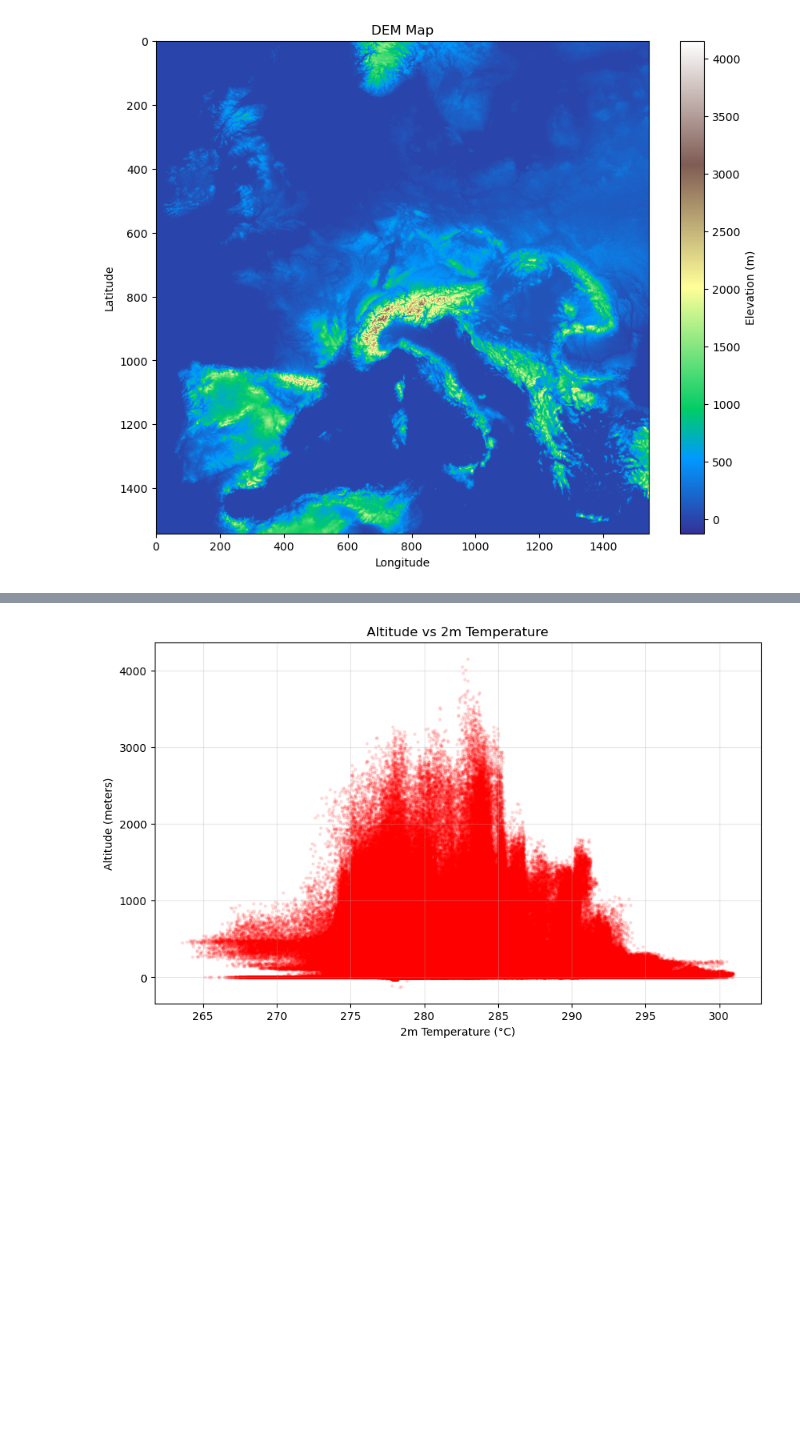
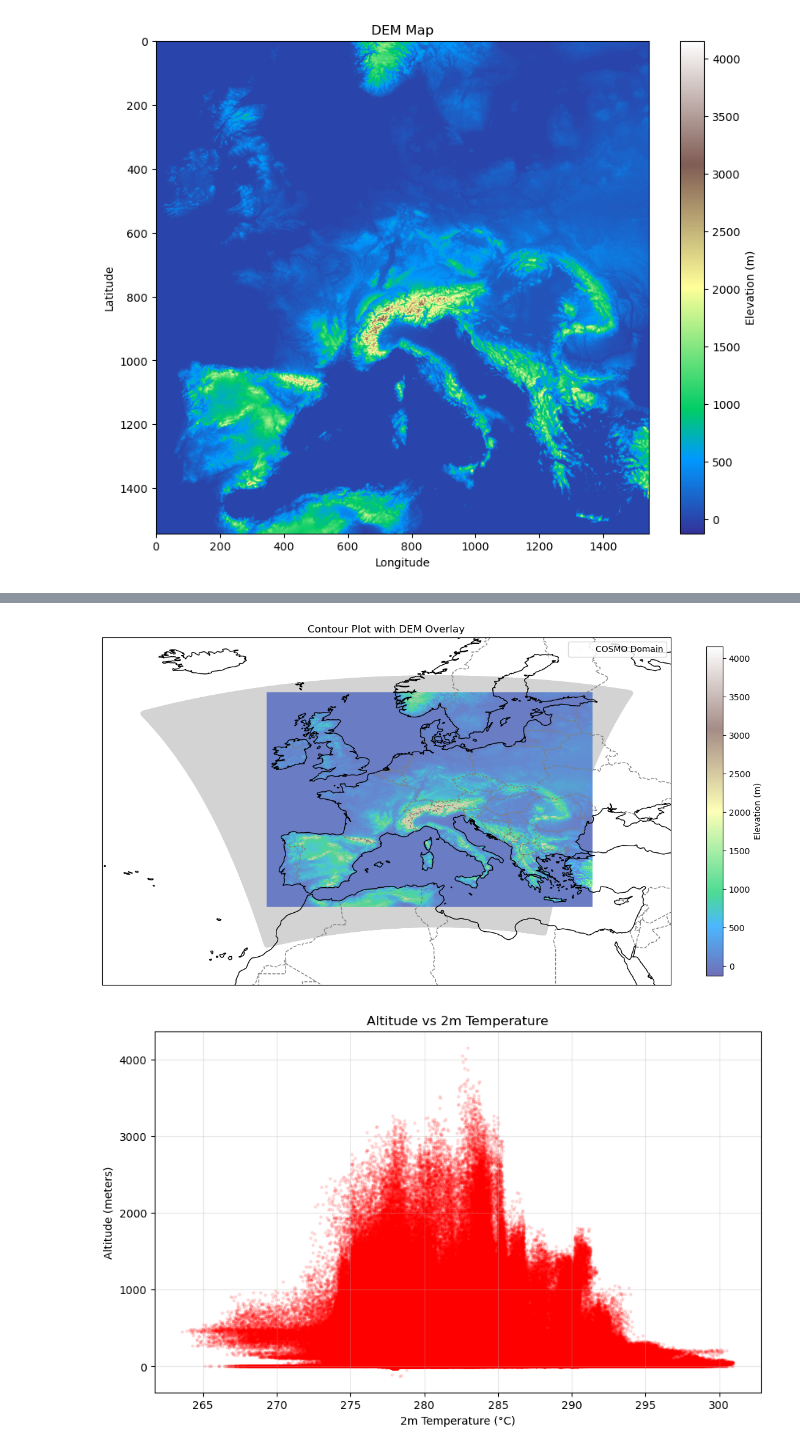
Before and after one commit to fquaren/AdaptationSandbox, a Jupyter notebook: notebooks/COSMO_clim.ipynb, the cells around one changed output, grey strips where cells are left out. Saved outputs shown, nothing was run; the diff lists cells and outputs as text; code cells hidden in the pictures; blank space fills up the shorter version.

```diff
--- a/notebooks/COSMO_clim.ipynb
+++ b/notebooks/COSMO_clim.ipynb
@@ -222 +250,83 @@ plt.show()
+# %%
+import matplotlib.pyplot as plt
+import cartopy.crs as ccrs
+import numpy as np
+
+import numpy as np
+import matplotlib.pyplot as plt
+import cartopy.crs as ccrs
+import cartopy.feature as cfeature
+import rasterio
+from rasterio.plot import show
+
+def plot_contour_on_map_with_dem(lat_list, lon_list, dem_file, proj=ccrs.PlateCarree()):
+    """
+    Plot a contour on a Cartopy map showing an area defined by latitude and longitude arrays,
+    and overlay a DEM from a .tiff file.
+
+    Parameters:
+    - lat_list: List of numpy arrays for latitudes
+    - lon_list: List of numpy arrays for longitudes
+    - dem_file: Path to the DEM .tiff file
+    - proj: Cartopy CRS projection (default: PlateCarree)
+    """
+    # Merge all latitudes and longitudes into single arrays
+    all_lats = np.concatenate(lat_list)
+    all_lons = np.concatenate(lon_list)
+
+    # Set up the Cartopy map
+    fig, ax = plt.subplots(figsize=(15, 10), subplot_kw={"projection": proj})
+    buffer = 5
+    extent = [min(all_lons) - buffer, max(all_lons) + buffer, min(all_lats) - buffer, max(all_lats) + buffer]
+    ax.set_extent(extent, crs=proj)
+
+    # Add coastlines and map features
+    ax.coastlines(resolution="50m", linewidth=1)
+    ax.add_feature(cfeature.BORDERS, linestyle='--', edgecolor='gray')
+    # ax.add_feature(cfeature.LAND, facecolor="lightgray")
+
+    # Plot the DEM as an image
+    with rasterio.open(dem_file) as dem:
+        dem_data = dem.read(1)  # Read the first band
+        dem_extent = [dem.bounds.left, dem.bounds.right, dem.bounds.bottom, dem.bounds.top]
+
+        # Plot the DEM using ax.imshow
+        img = ax.imshow(
+            dem_data,
+            extent=dem_extent,
+            transform=proj,
+            cmap="terrain",
+            origin="upper",
+            alpha=0.7
+        )
+
+    # Add a colorbar for the DEM
+    cbar = plt.colorbar(img, ax=ax, orientation="vertical", shrink=0.7, label="Elevation (m)")
+
+    # # Plot the bounding box
+    # min_lon, max_lon, min_lat, max_lat = -11.000416699999988, 29.60624996666668, 34.343750033333336, 61.0954167
+    # ax.plot(
+    #     [min_lon, max_lon, max_lon, min_lon, min_lon],
+    #     [min_lat, min_lat, max_lat, max_lat, min_lat],
+    #     color="k",
+    #     linewidth=2,
+    #     transform=proj,
+    #     label="Bounding Box"
+    # )
+
+    # Add scatter points for the original lat/lon
+    ax.scatter(all_lons, all_lats, color="lightgrey", alpha=0.005, label="COSMO Domain", transform=proj)
+    ax.legend()
+
+    plt.title("Contour Plot with DEM Overlay")
+    plt.show()
+
+# Example usage
+dem_file = '/Users/fquareng/data/europe_dem_low_res.tif'
+lat_list = ds.lat.values
+lon_list = ds.lon.values
+
+plot_contour_on_map_with_dem(lat_list, lon_list, dem_file)
+# %% [output]
+[figure, added]
 # %%
```
Also changed, not shown: parts of 12 cells of this notebook.
